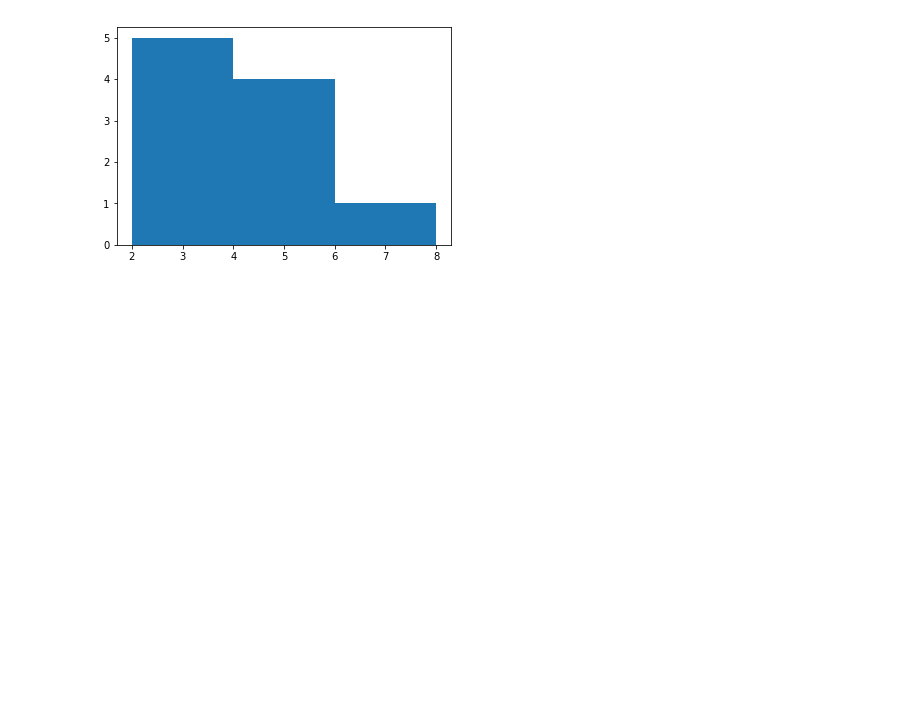
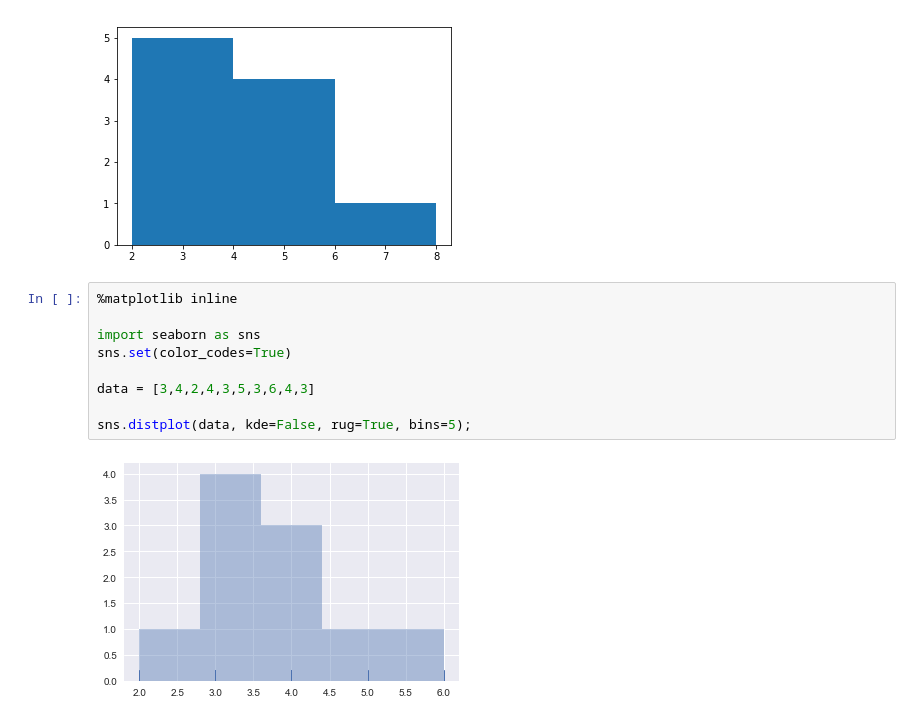
Before and after one commit to clockworks/statistics-101, a Jupyter notebook: histogram.ipynb, the cells around one changed output. Saved outputs shown, nothing was run; the diff lists cells and outputs as text; blank space fills up the shorter version.

Commit message:
draw histogram with seaborn

```diff
--- a/histogram.ipynb
+++ b/histogram.ipynb
@@ -9,3 +9,14 @@ plt.hist(data, histtype='stepfilled', bins=[2,4,6,8])
 plt.show()
 # %% [output]
 [figure]
+# %%
+%matplotlib inline
+
+import seaborn as sns
+sns.set(color_codes=True)
+
+data = [3,4,2,4,3,5,3,6,4,3]
+
+sns.distplot(data, kde=False, rug=True, bins=5);
+# %% [output]
+[figure, added]
```
Also changed, not shown: parts of 6 cells of this notebook.
